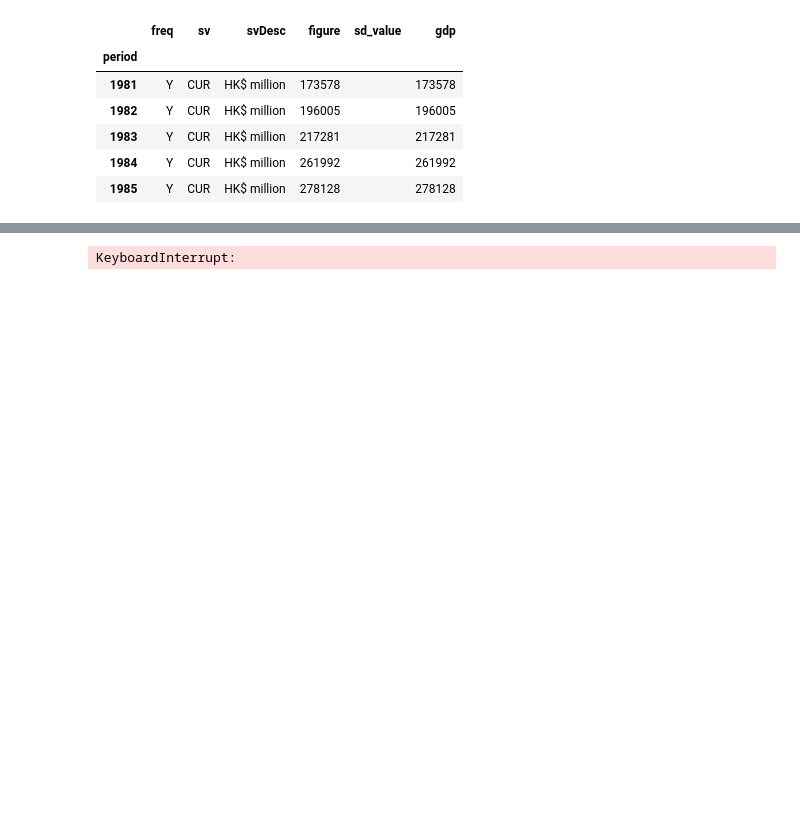
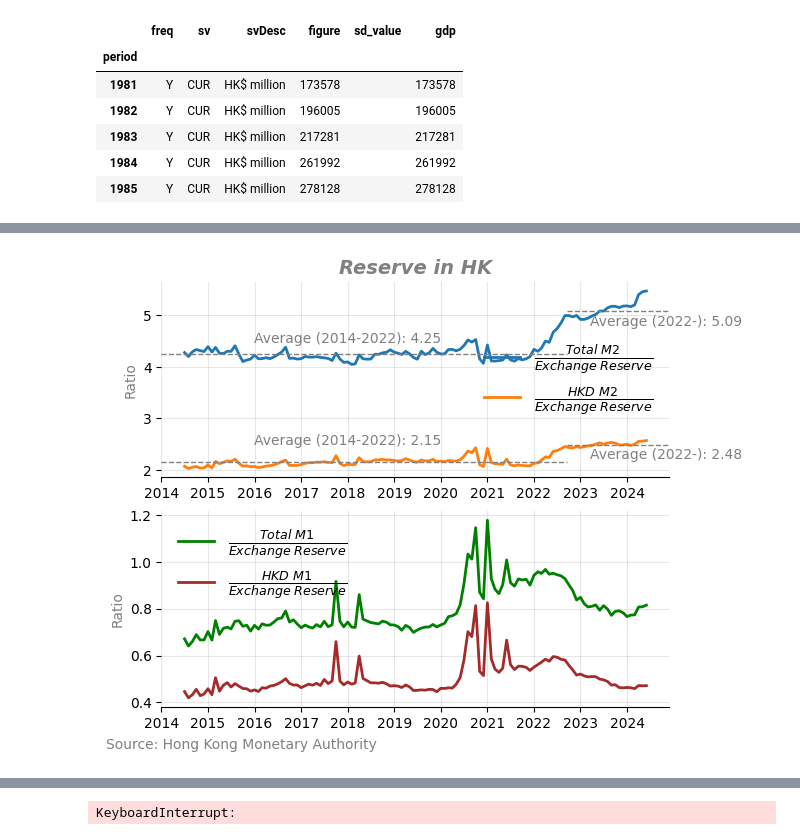
Before and after one commit to mogcai/BCPLP, a Jupyter notebook: Hong Kong.ipynb, the cells around one changed output, grey strips where cells are left out. Drawn from its saved outputs; the diff is of its cells as text; code cells hidden in the pictures; blank space fills up the shorter version.

```diff
--- a/Hong Kong.ipynb
+++ b/Hong Kong.ipynb
@@ -40,7 +40,8 @@ data=read_json(url)
 hk_exfund=pd.DataFrame(data['result']['records'])
 hk_exfund=hk_exfund.set_index('end_of_month')
 hk_exfund.index=pd.to_datetime(hk_exfund.index)
+hk_exfund['reserve_in_hkd']=hk_exfund['fc_resv_assets_ef']*7.8
 # %%
-df_hk=pd.concat([hk_m2['m2_hkd'], hk_exfund['fc_resv_assets_ef']*7.8], axis=1)
-(df_hk['m2_hkd']/df_hk['fc_resv_assets_ef'])[-120:].plot()
+df_hk=pd.concat([hk_m2, hk_exfund], axis=1)
+df_hk.columns
 # %% [output]
@@ -48,0 +55,5 @@ df_hk=pd.concat([hk_m2['m2_hkd'], hk_exfund['fc_resv_assets_ef']*7.8], axis=1)
+# %%
+df_hk['m2_reserve']=df_hk['m2_total']/df_hk['reserve_in_hkd']
+df_hk['m2_hkd_reserve']=df_hk['m2_hkd']/df_hk['reserve_in_hkd']
+df_hk['m1_reserve']=df_hk['m1_total']/df_hk['reserve_in_hkd']
+df_hk['m1_hkd_reserve']=df_hk['m1_hkd']/df_hk['reserve_in_hkd']
@@ -48,0 +63,82 @@ df_hk=pd.concat([hk_m2['m2_hkd'], hk_exfund['fc_resv_assets_ef']*7.8], axis=1)
+# %%
+fig, axs = plt.subplots(2, 1, layout='constrained')
+axs[0].plot(df_hk['m2_reserve'][-120:], label=r'$\frac{Total\ M2}{Exchange\ Reserve}$', linewidth=2)
+axs[0].plot(df_hk['m2_hkd_reserve'][-120:], label=r'$\frac{HKD\ M2}{Exchange\ Reserve}$', linewidth=2)
+# axs[0].set_xlabel('Year')
+axs[0].set_title('Reserve in HK', fontsize=14,
+            fontstyle='italic', fontweight='bold', color='grey')
+
+xmin=(df_hk['m2_reserve'][-120:-24].index[-1]-
+      df_hk['m2_reserve'][-120:-24].index[0])/(df_hk['m2_reserve'][-120:].index[-1]-
+                                               df_hk['m2_reserve'][-120:].index[0])
+
+# m2
+axs[0].axhline(y=df_hk['m2_reserve'][-120:-23].mean(), xmax=xmin, color='grey', linestyle='--', linewidth=1)
+axs[0].axhline(y=df_hk['m2_reserve'][-24:].mean(), xmin=xmin,
+               color='grey', linestyle='--', linewidth=1)
+
+axs[0].text(
+        df_hk.index[-1].year * 9.6,
+        df_hk['m2_reserve'][-1]*0.89,
+        f"Average (2022-): {str(round(df_hk['m2_reserve'][-24:].mean(),2))}",
+        color='grey',
+        # fontweight="bold",
+        horizontalalignment="left",
+        verticalalignment="center",
+    )
+
+axs[0].text(
+        df_hk.index[-1].year * 8.3,
+        df_hk['m2_reserve'][-1]*0.83,
+        f"Average (2014-2022): {str(round(df_hk['m2_reserve'][-120:-23].mean(),2))}",
+        color='grey',
+        # fontweight="bold",
+        horizontalalignment="left",
+        verticalalignment="center",
+    )
+
+# m1
+axs[0].axhline(y=df_hk['m2_hkd_reserve'][-120:-23].mean(), xmax=xmin, color='grey', linestyle='--', linewidth=1)
+axs[0].axhline(y=df_hk['m2_hkd_reserve'][-24:].mean(), xmin=xmin,
+               color='grey', linestyle='--', linewidth=1)
+
+axs[0].text(
+        df_hk.index[-1].year * 9.6,
+        df_hk['m2_hkd_reserve'][-1]*0.89,
+        f"Average (2022-): {str(round(df_hk['m2_hkd_reserve'][-24:].mean(),2))}",
+        color='grey',
+        # fontweight="bold",
+        horizontalalignment="left",
+        verticalalignment="center",
+    )
+
+axs[0].text(
+        df_hk.index[-1].year * 8.3,
+        df_hk['m2_hkd_reserve'][-1],
+        f"Average (2014-2022): {str(round(df_hk['m2_hkd_reserve'][-120:-23].mean(),2))}",
+        color='grey',
+        # fontweight="bold",
+        horizontalalignment="left",
+        verticalalignment="center",
+    )
+
+
+
+axs[1].plot(df_hk['m1_reserve'][-120:], label=r'$\frac{Total\ M1}{Exchange\ Reserve}$', color='green', linewidth=2)
+axs[1].plot(df_hk['m1_hkd_reserve'][-120:], label=r'$\frac{HKD\ M1}{Exchange\ Reserve}$', color='brown', linewidth=2)
+# axs[1].set_xlabel('Year')
+
+
+# Hide the all but the bottom spines (axis lines)
+for ax in axs:
+    ax.spines["right"].set_visible(False)
+    ax.spines["left"].set_visible(False)
+    ax.spines["top"].set_visible(False)
+    ax.grid(True, alpha=0.3)
+    ax.legend(frameon=False, prop={'size': 13, 'weight': 'bold'})
+    # ax.legend(bbox_to_anchor=(0.67, -0.1), loc='upper center', frameon=False, ncol=5)
+    ax.set_ylabel('Ratio',color='grey')
+
+# fig.text(0.0, -0.03, 'Source: Monetary Authority of Macau, Macau Statistics and Census Service')
+fig.text(0.0, -0.03, 'Source: Hong Kong Monetary Authority', color='grey')
+# %% [output]
@@ -48,0 +146 @@ df_hk=pd.concat([hk_m2['m2_hkd'], hk_exfund['fc_resv_assets_ef']*7.8], axis=1)
+[figure, added]
```
Also changed, not shown: parts of 5 cells of this notebook, 1 other file.
